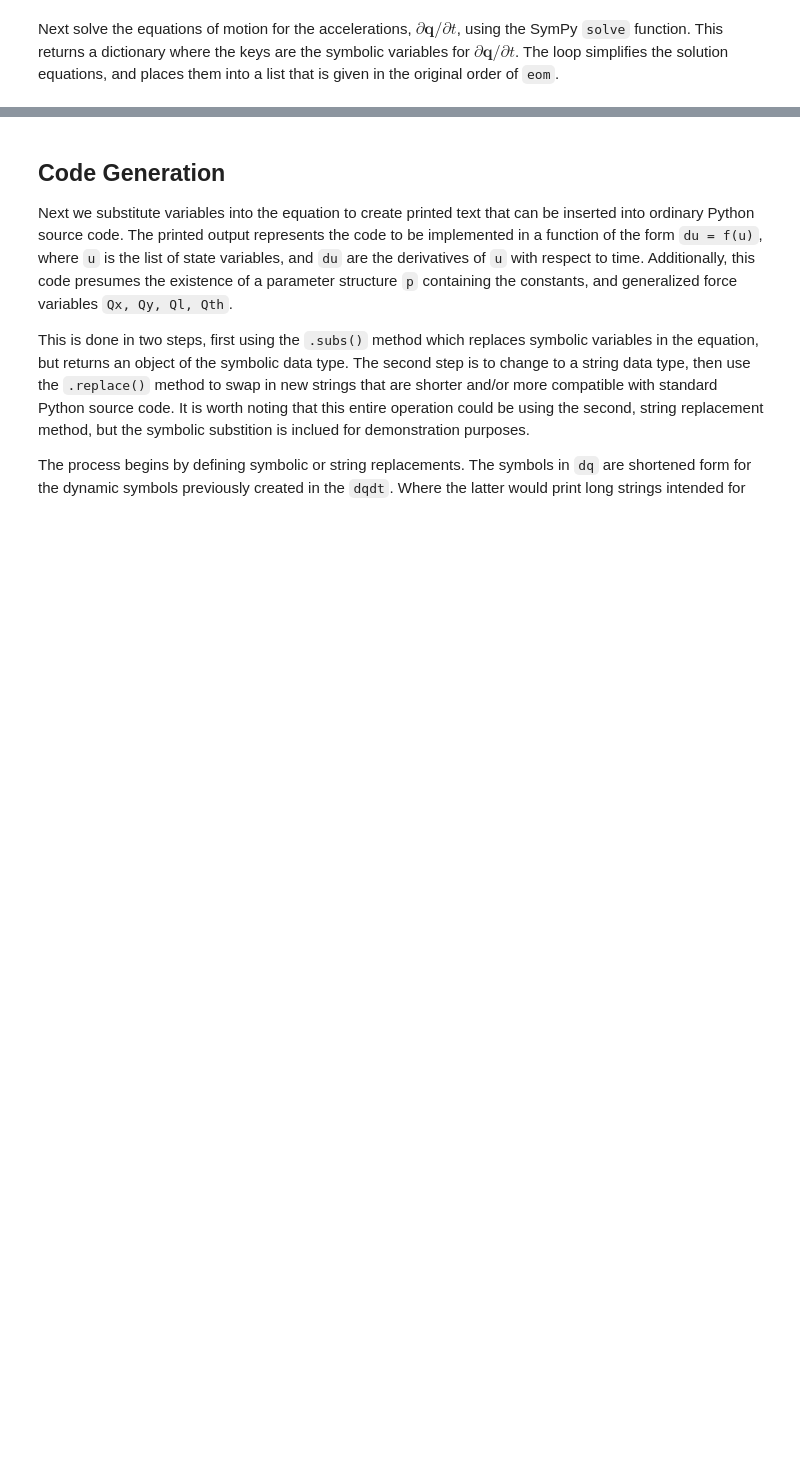
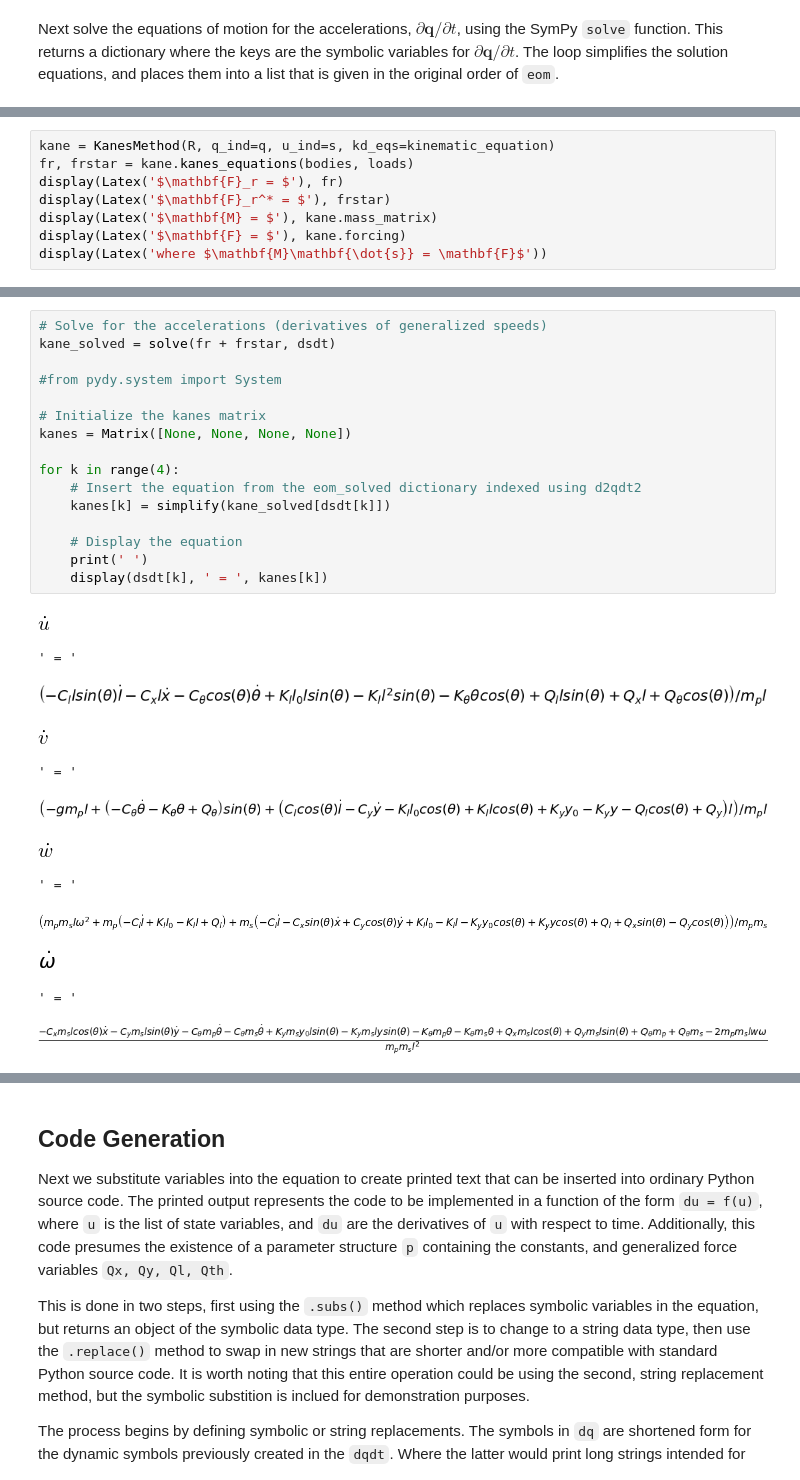
Before and after one commit to radcli14/drubble, a Jupyter notebook: extra_data/eom.ipynb, the cells around one changed output, grey strips where cells are left out. Cells and saved outputs as stored; diff of their text form; blank space fills up the shorter version.

Commit message:
Generated EOM using the built-in KanesMethod class.

```diff
--- a/extra_data/eom.ipynb
+++ b/extra_data/eom.ipynb
@@ -230,0 +289,8 @@ $\displaystyle \frac{- C_{x} m_{s} l{\left(t \right)} \cos{\left(θ{\left(t \rig
+# %%
+kane = KanesMethod(R, q_ind=q, u_ind=s, kd_eqs=kinematic_equation)
+fr, frstar = kane.kanes_equations(bodies, loads)
+display(Latex('$\mathbf{F}_r = $'), fr)
+display(Latex('$\mathbf{F}_r^* = $'), frstar)
+display(Latex('$\mathbf{M} = $'), kane.mass_matrix)
+display(Latex('$\mathbf{F} = $'), kane.forcing)
+display(Latex('where $\mathbf{M}\mathbf{\dot{s}} = \mathbf{F}$'))
@@ -230,0 +307,29 @@ $\displaystyle \frac{- C_{x} m_{s} l{\left(t \right)} \cos{\left(θ{\left(t \rig
+# %%
+# Solve for the accelerations (derivatives of generalized speeds)
+kane_solved = solve(fr + frstar, dsdt)
+
+#from pydy.system import System
+
+# Initialize the kanes matrix
+kanes = Matrix([None, None, None, None])
+
+for k in range(4):
+    # Insert the equation from the eom_solved dictionary indexed using d2qdt2
+    kanes[k] = simplify(kane_solved[dsdt[k]])
+
+    # Display the equation
+    print(' ')
+    display(dsdt[k], ' = ', kanes[k])
+# %% [output]
+[figure, added]
+' = '
+[figure, added]
+[figure, added]
+' = '
+[figure, added]
+[figure, added]
+' = '
+[figure, added]
+[figure, added]
+' = '
+[figure, added]
```
Also changed, not shown: parts of 37 cells of this notebook, 1 other file.
